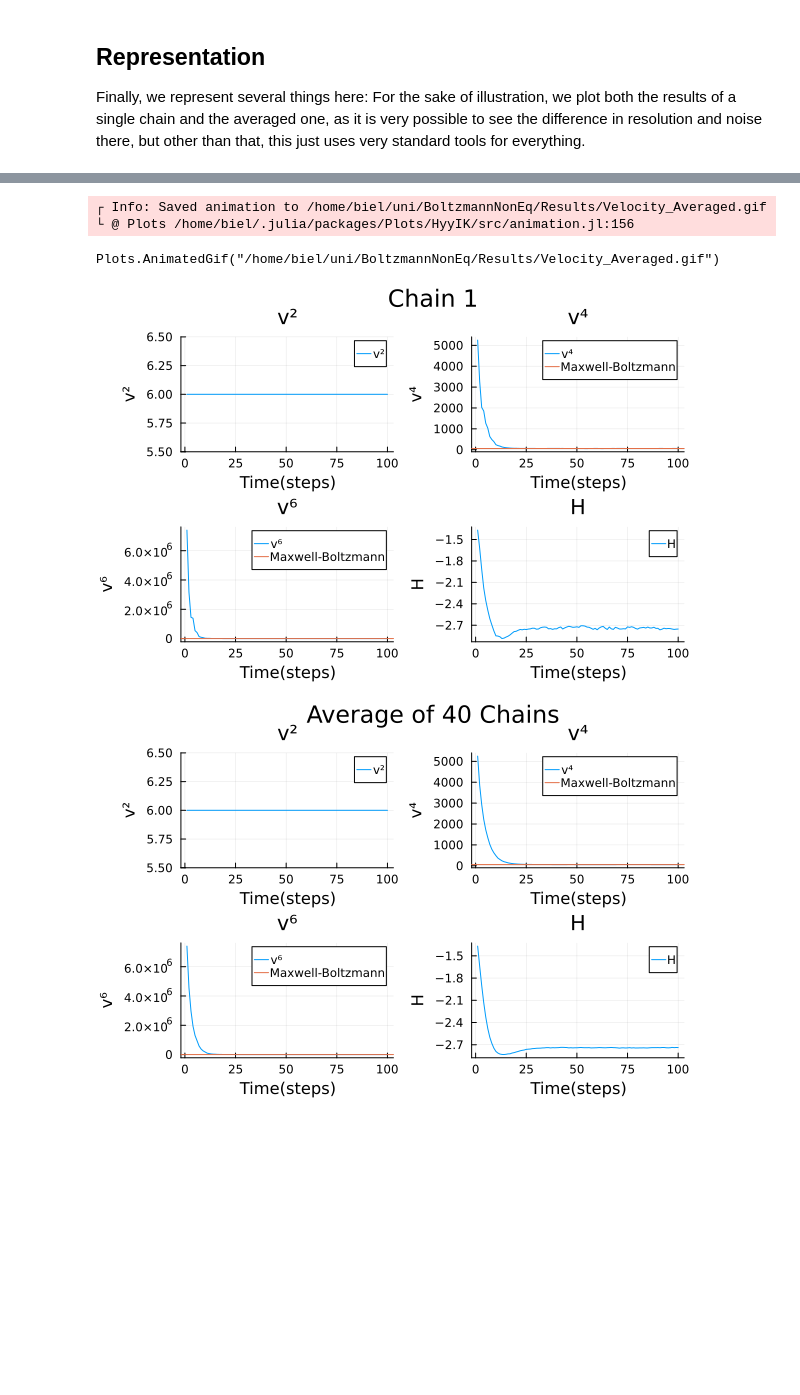
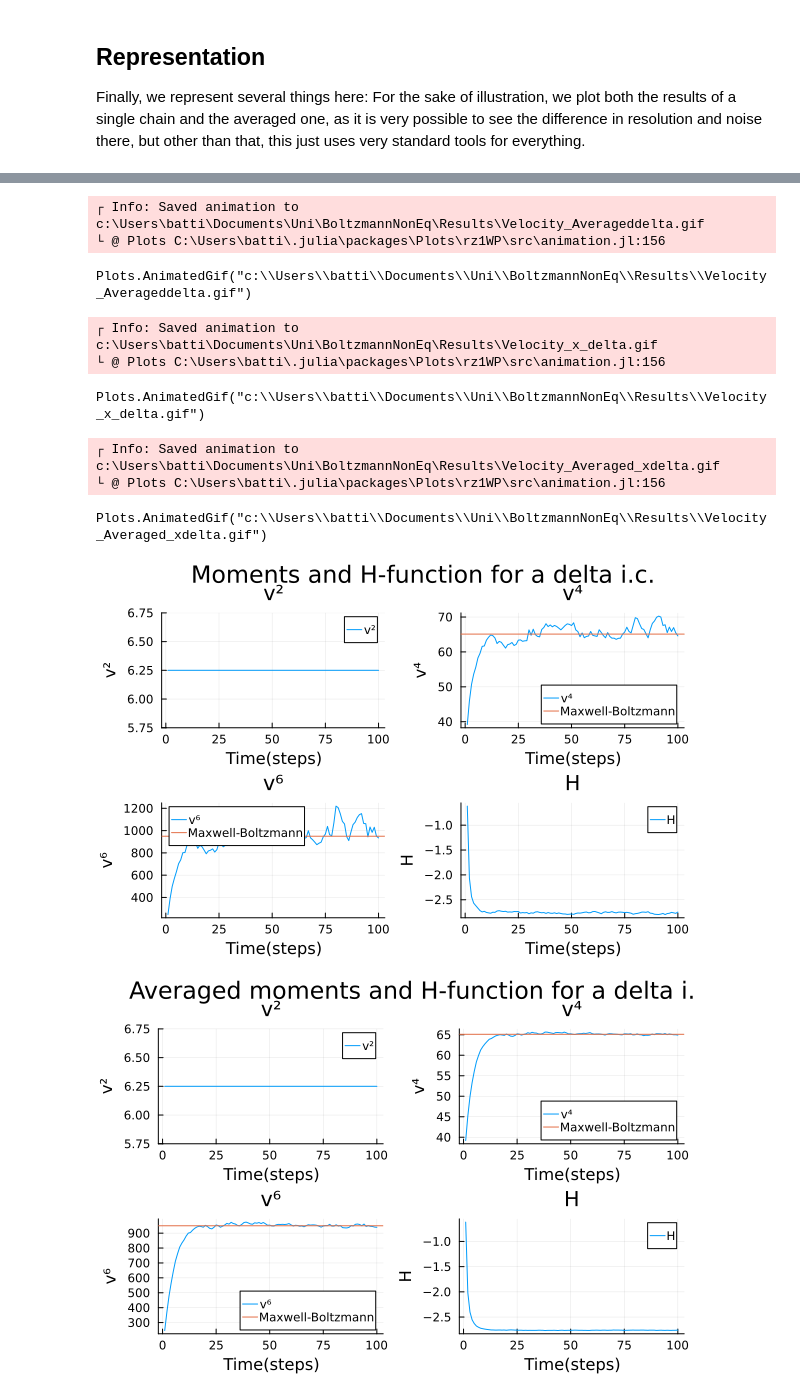
Before and after one commit to BielUsal/BoltzmannNonEq, a Jupyter notebook: NonEq.ipynb, the cells around one changed output, grey strips where cells are left out. Drawn from its saved outputs; the diff is of its cells as text; code cells hidden in the pictures; blank space fills up the shorter version.

```diff
--- a/NonEq.ipynb
+++ b/NonEq.ipynb
@@ -77,14 +77,16 @@ Here, we finally define all the values we will use for our simulation: $N$, the
 N = 1024 # Number of particles
 vt = 2.5 #Average Velocity
 v = zeros(N,3) #Velocities, unnitialized
+SamplingType = "delta" #Type of sampling we want to use
 #Now, we start to sample the velocities. For this, we will set them to have constant speed and random directions
 for i in 1:N
-    v[i,1],v[i,2],v[i,3] = Sample(vt,"cauchy")
+    v[i,1],v[i,2],v[i,3] = Sample(vt,SamplingType)
 end
 v = ConserveMom(v)
-v = v.*sqrt(6/mean(AbsoluteVelocity(v).^2)) #Rescale the velocities to have the desired temperature
+v = v.*sqrt(vt^2/mean(AbsoluteVelocity(v).^2)) #Rescale the velocities to have the desired temperature
 #Average velocity in module
 T = mean(AbsoluteVelocity(v).^2)/3 #Temperature
 a = √(T)
 MaxwellBoltzmann(v,a=a) = sqrt(2/π)*v^2/a^3*exp(-v^2/(2a^2)) #Maxwell-Boltzmann distribution
+Gaussussy(v,a=a) = sqrt(1/2π)/a*exp(-v^2/(2a^2))
 # %% [output]
@@ -200,17 +205,45 @@ Plots.AnimatedGif("/home/biel/uni/BoltzmannNonEq/Results/Velocity.gif")
 anim = @animate for i in 1:tf
     Histogrammable = zeros(bins-1)
     for j in 1:chains
-        Histogrammable = Histogrammable + fit(Histogram,vmodchain[:,i,j],range(0,yrange,bins)).weights/(yrange/bins*N)
+        Histogrammable = Histogrammable + fit(Histogram,vmodchain[:,i,j],range(0.01,yrange,bins)).weights/(yrange/bins*N)
     end
     Histogrammable = Histogrammable/chains
-    plot(range(0,yrange,bins),Histogrammable,seriestype=:bar,normalize=:pdf,label="",ylim=(0,0.6),title="Velocity Distribution for the average of 40 chains",xlabel="Velocity",ylabel="Probability Density",legend=false)
-    plot!(MaxwellBoltzmann,label="Maxwell-Boltzmann")
+    plot(range(0,yrange,bins),Histogrammable,seriestype=:bar,normalize=:pdf,label="",ylim=(0,0.6),title="Averaged distribution of |v| for a " *SamplingType * " i.c.",xlabel="|v|(m/s)",ylabel="Probability Density",legend=false)
+    plot!(MaxwellBoltzmann,label="Maxwell-Boltzmann",0,yrange)
 end
-gif(anim,"Results/Velocity_Averaged.gif",fps=1)
+gif(anim,"Results/Velocity_Averaged"*SamplingType*".gif",fps=1)
 # %% [output]
-┌ Info: Saved animation to /home/biel/uni/BoltzmannNonEq/Results/Velocity_Averaged.gif
-└ @ Plots /home/biel/.julia/packages/Plots/HyyIK/src/animation.jl:156
+┌ Info: Saved animation to c:\Users\batti\Documents\Uni\BoltzmannNonEq\Results\Velocity_Averageddelta.gif
+└ @ Plots C:\Users\batti\.julia\packages\Plots\rz1WP\src\animation.jl:156
-Plots.AnimatedGif("/home/biel/uni/BoltzmannNonEq/Results/Velocity_Averaged.gif")
+Plots.AnimatedGif("c:\\Users\\batti\\Documents\\Uni\\BoltzmannNonEq\\Results\\Velocity_Averageddelta.gif")
+# %%
+#do the same gifs as before but for v_x
+anim = @animate for i in 1:tf
+    Histogrammable = fit(Histogram,vxchain[:,i,1],range(-yrange,yrange,bins)).weights/(2*yrange/bins*N) #This gives us the histogram that we can plot as a bar graph
+    plot(range(-yrange,yrange,bins),Histogrammable,seriestype=:bar,normalize=:pdf,label="",ylim=(0,0.6),title="Distribution of vₓ for a " *SamplingType * " i.c.",xlabel="vₓ(m/s)",ylabel="Probability Density",legend=false)
+    plot!(Gaussussy,label="Maxwell-Boltzmann")
+end
+gif(anim,"Results/Velocity_x_"*SamplingType*".gif",fps=2)
+# %% [output]
+┌ Info: Saved animation to c:\Users\batti\Documents\Uni\BoltzmannNonEq\Results\Velocity_x_delta.gif
+└ @ Plots C:\Users\batti\.julia\packages\Plots\rz1WP\src\animation.jl:156
+Plots.AnimatedGif("c:\\Users\\batti\\Documents\\Uni\\BoltzmannNonEq\\Results\\Velocity_x_delta.gif")
+# %%
+#do the same gifs as before but for v_x
+anim = @animate for i in 1:tf
+    Histogrammable = zeros(bins-1)
+    for j in 1:chains
+        Histogrammable = Histogrammable + fit(Histogram,vxchain[:,i,j],range(-yrange,yrange,bins)).weights/(2*yrange/bins*N)
+    end
+    Histogrammable = Histogrammable/chains
+    plot(range(-yrange,yrange,bins),Histogrammable,seriestype=:bar,normalize=:pdf,label="",ylim=(0,0.6),title="Averaged distribution of vₓ for a " *SamplingType * " i.c.",xlabel="vₓ(m/s)",ylabel="Probability Density",legend=false)
+    plot!(Gaussussy,label="Maxwell-Boltzmann")
+end
+gif(anim,"Results/Velocity_Averaged_x"*SamplingType*".gif",fps=2)
+# %% [output]
+┌ Info: Saved animation to c:\Users\batti\Documents\Uni\BoltzmannNonEq\Results\Velocity_Averaged_xdelta.gif
+└ @ Plots C:\Users\batti\.julia\packages\Plots\rz1WP\src\animation.jl:156
+Plots.AnimatedGif("c:\\Users\\batti\\Documents\\Uni\\BoltzmannNonEq\\Results\\Velocity_Averaged_xdelta.gif")
 # %%
 function PlotIthChain(i)
     p1 = plot(v²chain[:,i],label="v²",xlabel="Time(steps)",ylabel="v²",title="v²",yrange=(mean(v²)-0.5,mean(v²)+0.5))
@@ -219,22 +252,24 @@ function PlotIthChain(i)
     p3 = plot(v⁶chain[:,i],label="v⁶",xlabel="Time(steps)",ylabel="v⁶",title="v⁶")
     hline!([quadgk(v->v^6*MaxwellBoltzmann(v),0,Inf)[1]],label="Maxwell-Boltzmann")
     p4 = plot(Hchain[:,i],label="H",xlabel="Time(steps)",ylabel="H",title="H")
-    plot(p1,p2,p3,p4, plot_title="Chain "*string(i))
-    savefig("Results/Moments_chain"*string(i)*".png")
-    plot(p1,p2,p3,p4, plot_title="Chain "*string(i))
+    plot(p1,p2,p3,p4, plot_title="Moments and H-function for a " *SamplingType* " i.c.")
+    savefig("Results/Moments_"*SamplingType*".png")
+    plot(p1,p2,p3,p4, plot_title="Moments and H-function for a " *SamplingType* " i.c.")
 end
 PlotIthChain(1)
+savefig("Results/Moments"*SamplingType*".png")
+PlotIthChain(1)
 # %% [output]
-[figure, old version]
+[figure, new version]
 # %%
 p1 = plot(v²,label="v²",xlabel="Time(steps)",ylabel="v²",title="v²",yrange=(mean(v²)-0.5,mean(v²)+0.5))
 p2 = plot(v⁴,label="v⁴",xlabel="Time(steps)",ylabel="v⁴",title="v⁴")
 hline!([quadgk(v->v^4*MaxwellBoltzmann(v),0,Inf)[1]],label="Maxwell-Boltzmann")
 p3 = plot(v⁶,label="v⁶",xlabel="Time(steps)",ylabel="v⁶",title="v⁶")
 hline!([quadgk(v->v^6*MaxwellBoltzmann(v),0,Inf)[1]],label="Maxwell-Boltzmann")
 p4 = plot(H,label="H",xlabel="Time(steps)",ylabel="H",title="H")
-plot(p1,p2,p3,p4, plot_title="Average of 40 Chains")
-savefig("Results/Moments_averaged.png")
-plot(p1,p2,p3,p4, plot_title="Average of 40 Chains")
+plot(p1,p2,p3,p4, plot_title="Averaged moments and H-function for a " *SamplingType* " i.c.")
+savefig("Results/Moments_averaged_"*SamplingType*".png")
+plot(p1,p2,p3,p4, plot_title="Averaged moments and H-function for a " *SamplingType* " i.c.")
 # %% [output]
-[figure, old version]
+[figure, new version]
```
Also changed, not shown: parts of 5 cells of this notebook, 25 other files.
